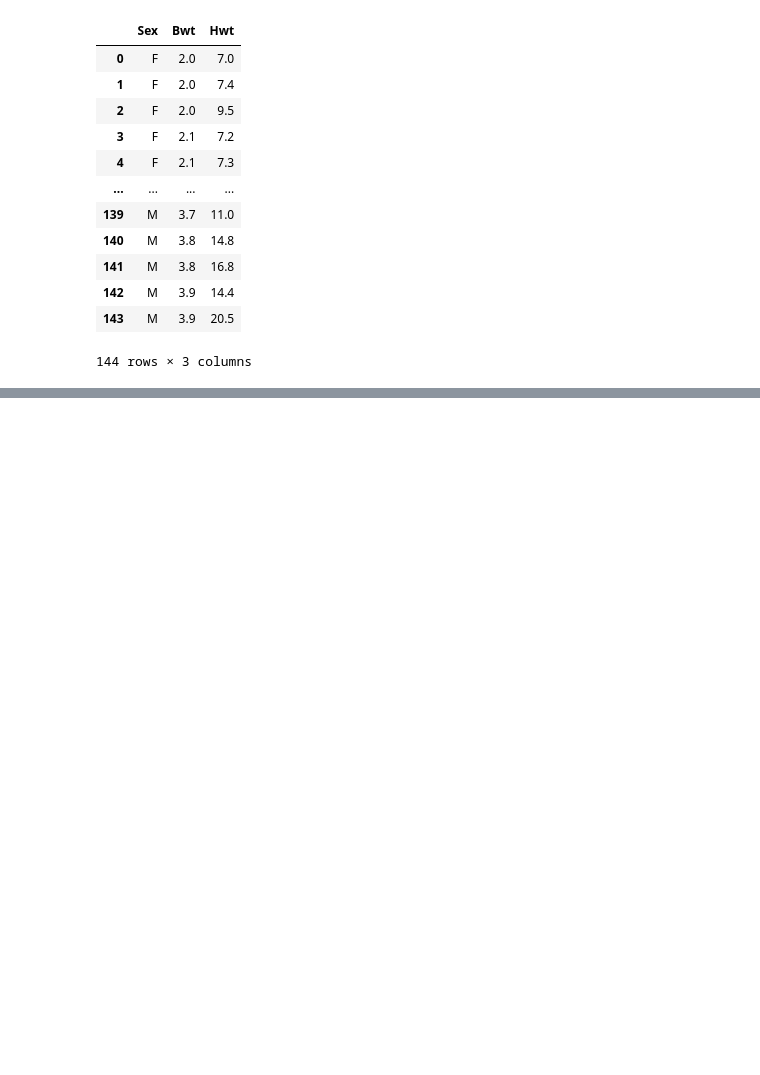
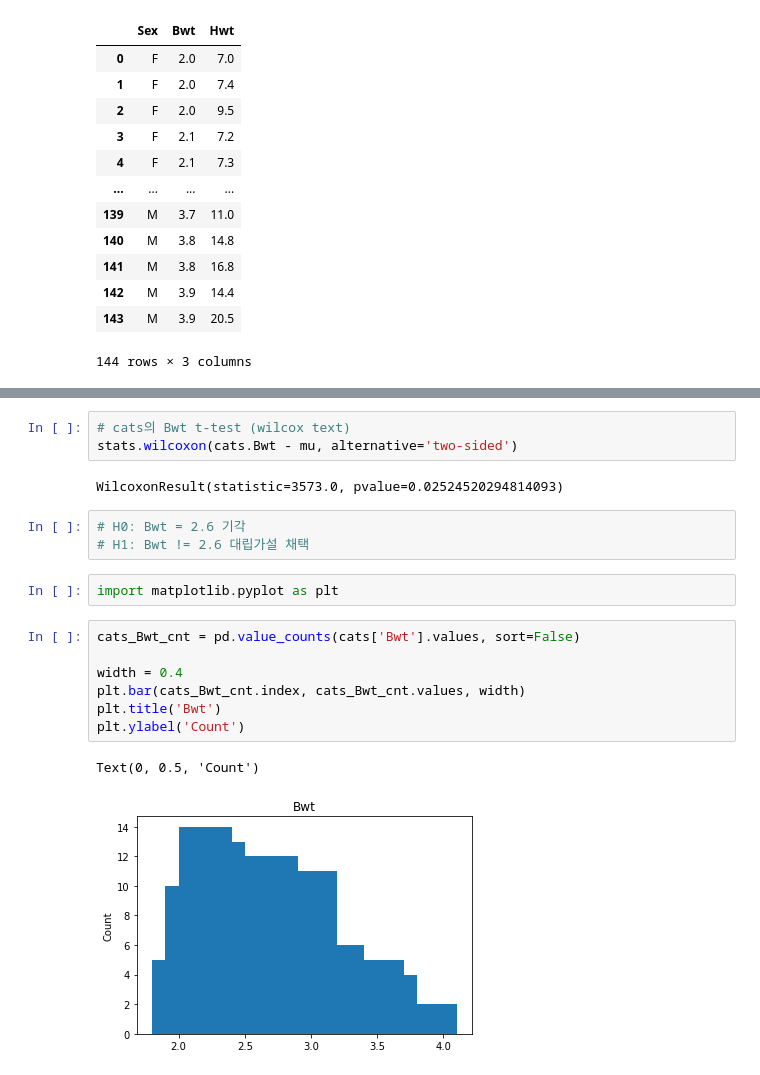
Before and after one commit to ttnyoung/ADP, a Jupyter notebook: class101/강의노트_통계분석.ipynb, the cells around one changed output, grey strips where cells are left out. Drawn from its saved outputs; the diff is of its cells as text; blank space fills up the shorter version.

```diff
--- a/class101/강의노트_통계분석.ipynb
+++ b/class101/강의노트_통계분석.ipynb
@@ -61,0 +106,20 @@ cats
+# %%
+# cats의 Bwt t-test (wilcox text)
+stats.wilcoxon(cats.Bwt - mu, alternative='two-sided')
+# %% [output]
+WilcoxonResult(statistic=3573.0, pvalue=0.02524520294814093)
+# %%
+# H0: Bwt = 2.6 기각
+# H1: Bwt != 2.6 대립가설 채택
+# %%
+import matplotlib.pyplot as plt
+# %%
+cats_Bwt_cnt = pd.value_counts(cats['Bwt'].values, sort=False)
+
+width = 0.4
+plt.bar(cats_Bwt_cnt.index, cats_Bwt_cnt.values, width)
+plt.title('Bwt')
+plt.ylabel('Count')
+# %% [output]
+Text(0, 0.5, 'Count')
+[figure, added]
```
Also changed, not shown: parts of 73 cells of this notebook, 5 other files.
